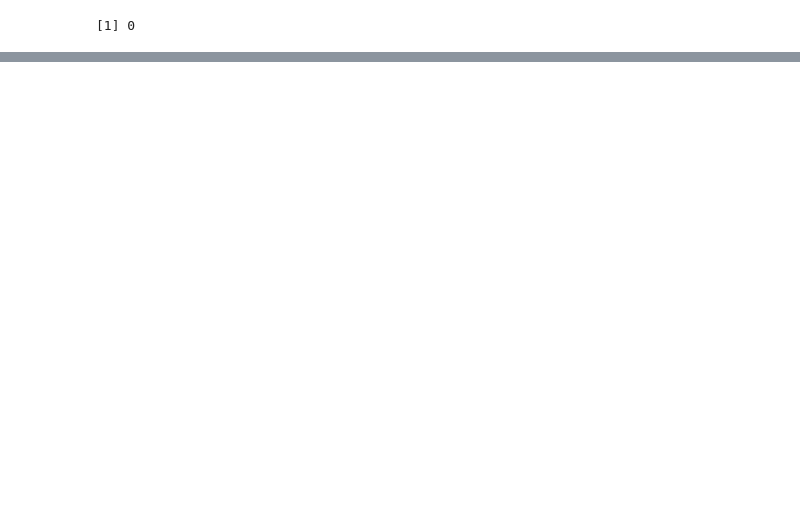
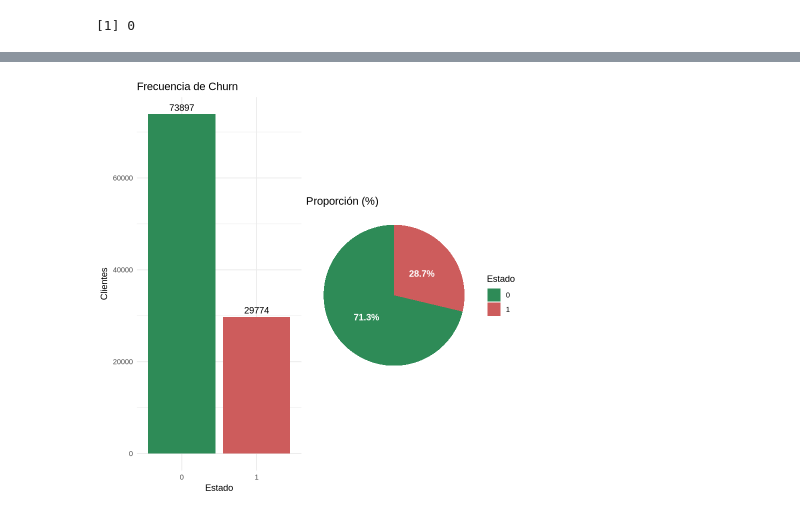
Before and after one commit to Gpascual11/MD004_Estadistica, a Jupyter notebook: 13. Final Project/MD004_GerardPascualFontanilles_ACFinal.ipynb, the cells around one changed output, grey strips where cells are left out. Cells and saved outputs as stored; diff of their text form; code cells hidden in the pictures; blank space fills up the shorter version.

```diff
--- a/13. Final Project/MD004_GerardPascualFontanilles_ACFinal.ipynb
+++ b/13. Final Project/MD004_GerardPascualFontanilles_ACFinal.ipynb
@@ -303,2 +325,0 @@ print(paste("Número de filas duplicadas encontradas:", n_duplicados))
-# %%
-df_clean <- df_clean %>% distinct()
@@ -318,0 +342,8 @@ summary(df_clean$is_churned)
+# %%
+tabla_churn <- table(df_clean$is_churned)
+porcentajes <- prop.table(tabla_churn) * 100
+
+print("Distribución de Churn (Frecuencia Absoluta):")
+print(tabla_churn)
+print("Distribución de Churn (Porcentaje):")
+print(round(porcentajes, 2))
@@ -318,0 +359,24 @@ summary(df_clean$is_churned)
+# %%
+p1 <- ggplot(df_clean, aes(x = is_churned, fill = is_churned)) +
+  geom_bar() +
+  geom_text(stat='count', aes(label=after_stat(count)), vjust=-0.5) + # Solución al Warning
+  scale_fill_manual(values = c("#2E8B57", "#CD5C5C"), labels = c("No Churn", "Churn")) +
+  labs(title = "Frecuencia de Churn", x = "Estado", y = "Clientes") +
+  theme_minimal() + theme(legend.position = "none")
+
+df_pie <- as.data.frame(porcentajes)
+colnames(df_pie) <- c("Estado", "Porcentaje")
+p2 <- ggplot(df_pie, aes(x = "", y = Porcentaje, fill = Estado)) +
+  geom_bar(stat = "identity", width = 1) +
+  coord_polar("y", start = 0) +
+  scale_fill_manual(values = c("#2E8B57", "#CD5C5C")) +
+  geom_text(aes(label = paste0(round(Porcentaje, 1), "%")),
+            position = position_stack(vjust = 0.5), color = "white", fontface = "bold") +
+  theme_void() + labs(title = "Proporción (%)")
+
+grid.newpage()
+pushViewport(viewport(layout = grid.layout(1, 2))) # 1 fila, 2 columnas
+print(p1, vp = viewport(layout.pos.row = 1, layout.pos.col = 1))
+print(p2, vp = viewport(layout.pos.row = 1, layout.pos.col = 2))
+# %% [output]
+[figure, added]
```
Also changed, not shown: parts of 53 cells of this notebook.
